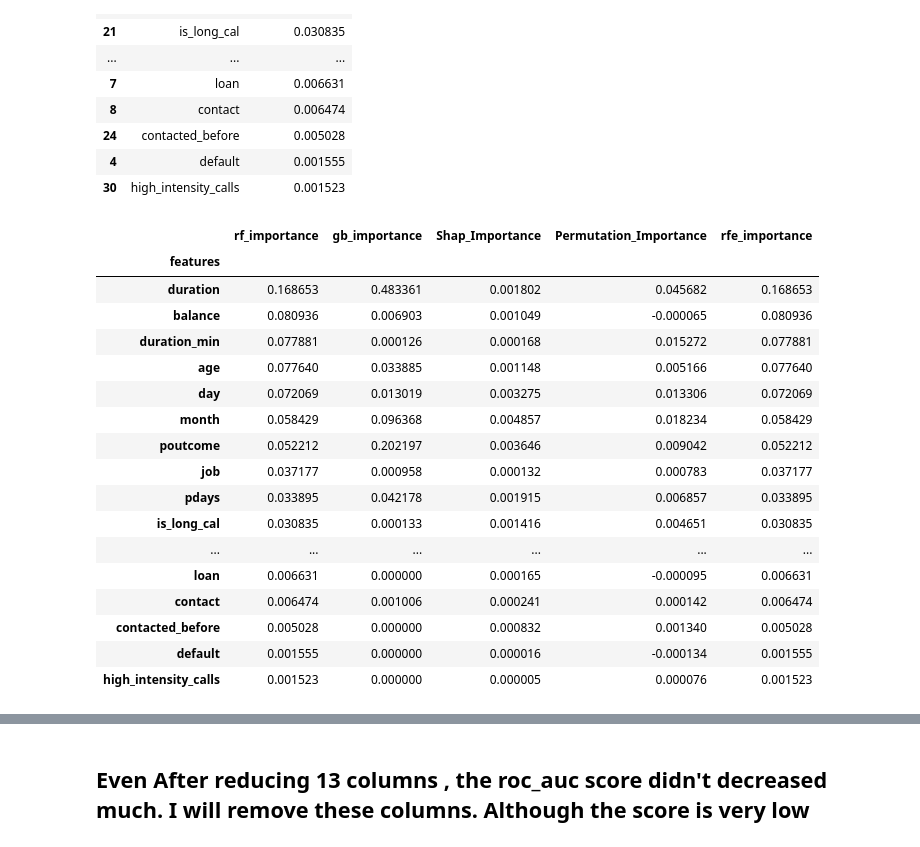
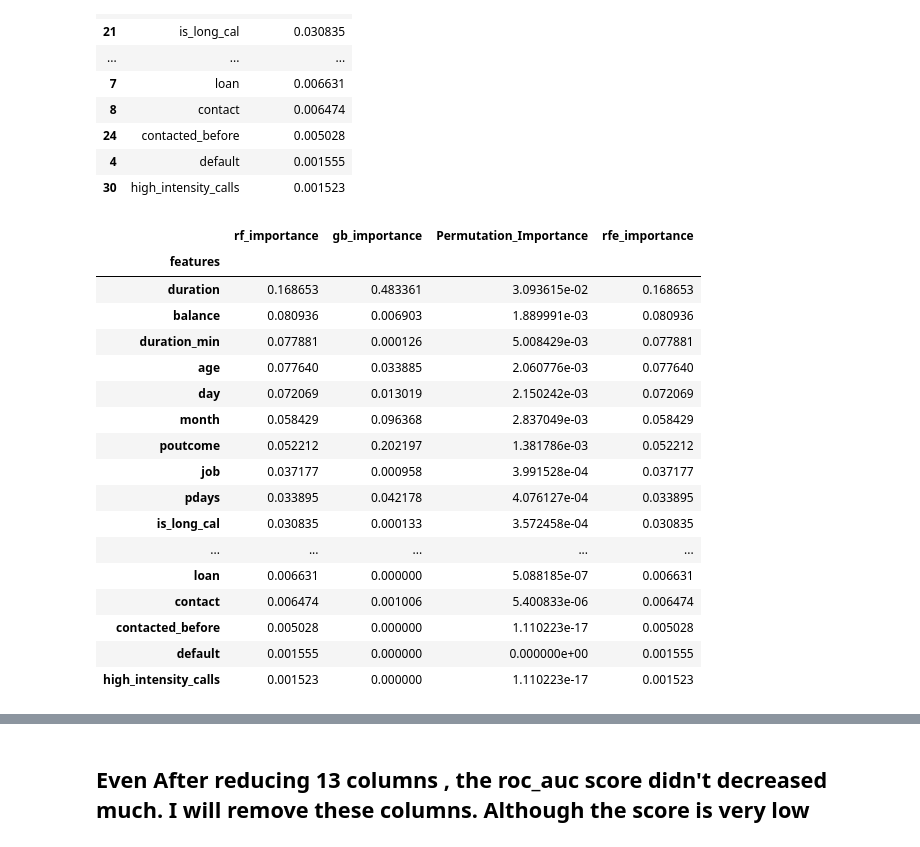
Before and after one commit to shapniljoy/Binary-Classification-with-a-Bank-Dataset, a Jupyter notebook: Feature selection.ipynb, the cells around one changed output, grey strips where cells are left out. Drawn from its saved outputs; the diff is of its cells as text; code cells hidden in the pictures.

```diff
--- a/Feature selection.ipynb
+++ b/Feature selection.ipynb
@@ -29,9 +29,6 @@ df[cat_cols] = OrdinalEncoder().fit_transform(df[cat_cols])
 # %%
 # Encoding label
 df['y'] = LabelEncoder().fit_transform(df['y'])
-# %%
-df['age'] = PowerTransformer(method='yeo-johnson').fit_transform(df[['age']])
-df['balance'] = PowerTransformer(method='yeo-johnson').fit_transform(df[['balance']])
 # %%
 df.head()
 # %% [output]
@@ -130,8 +124,8 @@ fi_df2.tail(10)
 # %% [markdown]
 ## (c) Shap values
 # %%
-rf = RandomForestClassifier(n_estimators=100,random_state=0)
-rf.fit(x_train,y_train)
+# rf = RandomForestClassifier(n_estimators=100,random_state=0)
+# rf.fit(x_train,y_train)
 
-explainer = shap.TreeExplainer(rf)
-shap_values = explainer(x_test,check_additivity=False)
+# explainer = shap.TreeExplainer(rf)
+# shap_values = explainer(x_test,check_additivity=False)
@@ -228,27 +182,27 @@ fi_df5
 | 4 | default | 0.001555 |
 | 30 | high_intensity_calls | 0.001523 |
 # %%
-merged_df =fi_df1.merge(fi_df2,on='features').merge(fi_df3,on='features').merge(fi_df4,on='features').merge(fi_df5,on='features').set_index('features')
+merged_df =fi_df1.merge(fi_df2,on='features').merge(fi_df4,on='features').merge(fi_df5,on='features').set_index('features')
 merged_df
 # %% [output]
-|  | rf_importance | gb_importance | Shap_Importance | Permutation_Importance | rfe_importance |
-| features |  |  |  |  |  |
-| duration | 0.168653 | 0.483361 | 0.001802 | 0.045682 | 0.168653 |
-| balance | 0.080936 | 0.006903 | 0.001049 | -0.000065 | 0.080936 |
-| duration_min | 0.077881 | 0.000126 | 0.000168 | 0.015272 | 0.077881 |
-| age | 0.077640 | 0.033885 | 0.001148 | 0.005166 | 0.077640 |
-| day | 0.072069 | 0.013019 | 0.003275 | 0.013306 | 0.072069 |
-| month | 0.058429 | 0.096368 | 0.004857 | 0.018234 | 0.058429 |
-| poutcome | 0.052212 | 0.202197 | 0.003646 | 0.009042 | 0.052212 |
-| job | 0.037177 | 0.000958 | 0.000132 | 0.000783 | 0.037177 |
-| pdays | 0.033895 | 0.042178 | 0.001915 | 0.006857 | 0.033895 |
-| is_long_cal | 0.030835 | 0.000133 | 0.001416 | 0.004651 | 0.030835 |
-| ... | ... | ... | ... | ... | ... |
-| loan | 0.006631 | 0.000000 | 0.000165 | -0.000095 | 0.006631 |
-| contact | 0.006474 | 0.001006 | 0.000241 | 0.000142 | 0.006474 |
-| contacted_before | 0.005028 | 0.000000 | 0.000832 | 0.001340 | 0.005028 |
-| default | 0.001555 | 0.000000 | 0.000016 | -0.000134 | 0.001555 |
-| high_intensity_calls | 0.001523 | 0.000000 | 0.000005 | 0.000076 | 0.001523 |
+|  | rf_importance | gb_importance | Permutation_Importance | rfe_importance |
+| features |  |  |  |  |
+| duration | 0.168653 | 0.483361 | 3.093615e-02 | 0.168653 |
+| balance | 0.080936 | 0.006903 | 1.889991e-03 | 0.080936 |
+| duration_min | 0.077881 | 0.000126 | 5.008429e-03 | 0.077881 |
+| age | 0.077640 | 0.033885 | 2.060776e-03 | 0.077640 |
+| day | 0.072069 | 0.013019 | 2.150242e-03 | 0.072069 |
+| month | 0.058429 | 0.096368 | 2.837049e-03 | 0.058429 |
+| poutcome | 0.052212 | 0.202197 | 1.381786e-03 | 0.052212 |
+| job | 0.037177 | 0.000958 | 3.991528e-04 | 0.037177 |
+| pdays | 0.033895 | 0.042178 | 4.076127e-04 | 0.033895 |
+| is_long_cal | 0.030835 | 0.000133 | 3.572458e-04 | 0.030835 |
+| ... | ... | ... | ... | ... |
+| loan | 0.006631 | 0.000000 | 5.088185e-07 | 0.006631 |
+| contact | 0.006474 | 0.001006 | 5.400833e-06 | 0.006474 |
+| contacted_before | 0.005028 | 0.000000 | 1.110223e-17 | 0.005028 |
+| default | 0.001555 | 0.000000 | 0.000000e+00 | 0.001555 |
+| high_intensity_calls | 0.001523 | 0.000000 | 1.110223e-17 | 0.001523 |
 # %%
 final_df = merged_df.divide(merged_df.sum(axis=0),axis=1)
 final_df
```
Also changed, not shown: parts of 16 cells of this notebook, 29 other files.
